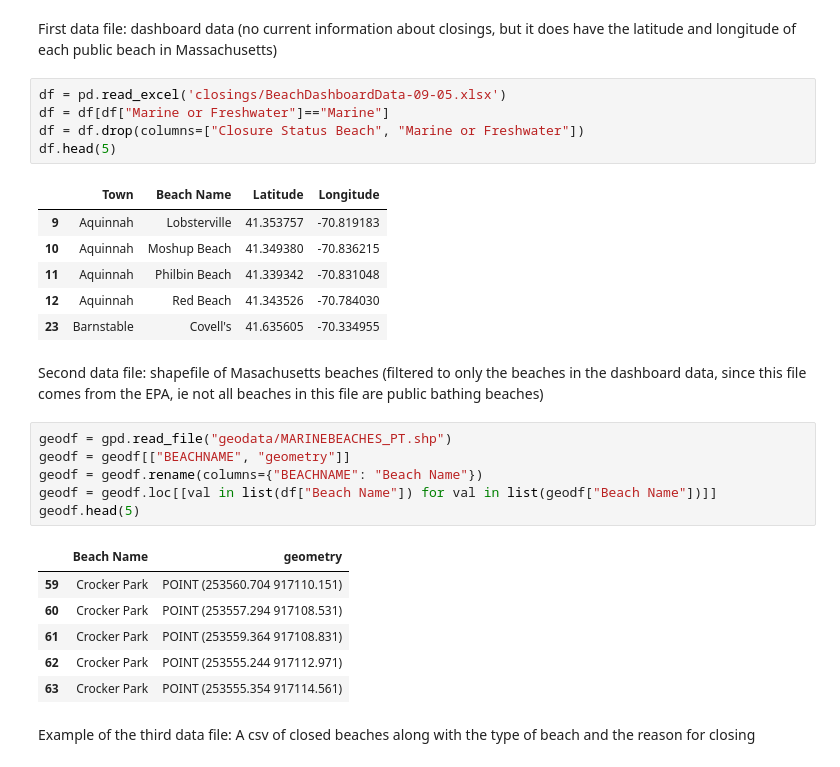
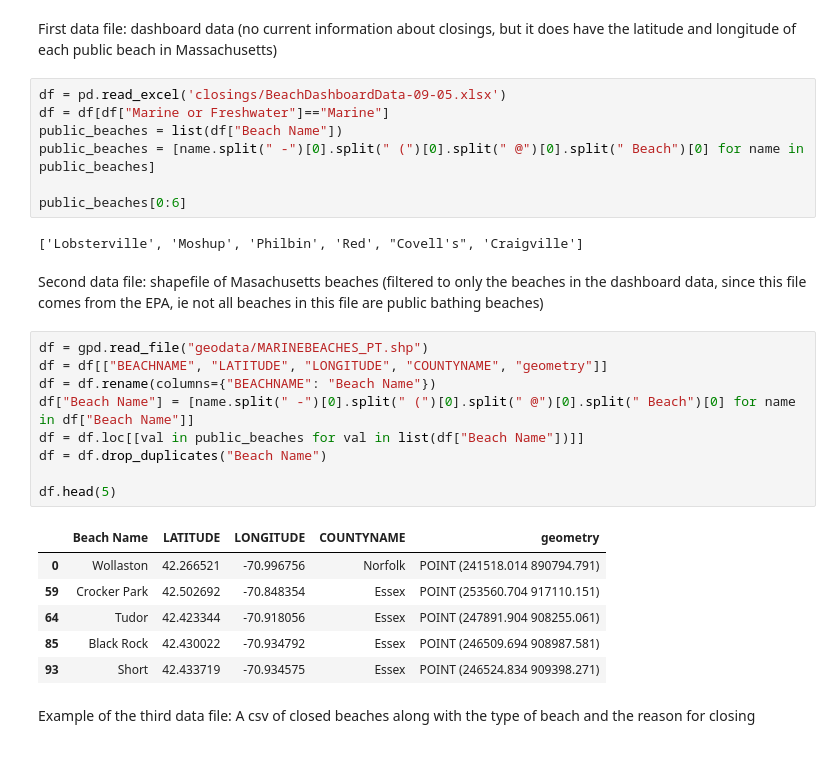
Before and after one commit to tamarahadz/ds500_proj, a Jupyter notebook: data_analysis.ipynb, the cells around one changed output. Saved outputs shown, nothing was run; the diff lists cells and outputs as text.

```diff
--- a/data_analysis.ipynb
+++ b/data_analysis.ipynb
@@ -14,30 +22,30 @@ First data file: dashboard data (no current information about closings, but it d
 # %%
 df = pd.read_excel('closings/BeachDashboardData-09-05.xlsx')
 df = df[df["Marine or Freshwater"]=="Marine"]
-df = df.drop(columns=["Closure Status Beach", "Marine or Freshwater"])
-df.head(5)
+public_beaches = list(df["Beach Name"])
+public_beaches = [name.split(" -")[0].split(" (")[0].split(" @")[0].split(" Beach")[0] for name in public_beaches]
+
+public_beaches[0:6]
 # %% [output]
-|  | Town | Beach Name | Latitude | Longitude |
-| 9 | Aquinnah | Lobsterville | 41.353757 | -70.819183 |
-| 10 | Aquinnah | Moshup Beach | 41.349380 | -70.836215 |
-| 11 | Aquinnah | Philbin Beach | 41.339342 | -70.831048 |
-| 12 | Aquinnah | Red Beach | 41.343526 | -70.784030 |
-| 23 | Barnstable | Covell's | 41.635605 | -70.334955 |
+['Lobsterville', 'Moshup', 'Philbin', 'Red', "Covell's", 'Craigville']
 # %% [markdown]
 Second data file: shapefile of Masachusetts beaches (filtered to only the beaches in the dashboard data, since this file comes from the EPA, ie not all beaches in this file are public bathing beaches)
 # %%
-geodf = gpd.read_file("geodata/MARINEBEACHES_PT.shp")
-geodf = geodf[["BEACHNAME", "geometry"]]
-geodf = geodf.rename(columns={"BEACHNAME": "Beach Name"})
-geodf = geodf.loc[[val in list(df["Beach Name"]) for val in list(geodf["Beach Name"])]]
-geodf.head(5)
+df = gpd.read_file("geodata/MARINEBEACHES_PT.shp")
+df = df[["BEACHNAME", "LATITUDE", "LONGITUDE", "COUNTYNAME", "geometry"]]
+df = df.rename(columns={"BEACHNAME": "Beach Name"})
+df["Beach Name"] = [name.split(" -")[0].split(" (")[0].split(" @")[0].split(" Beach")[0] for name in df["Beach Name"]]
+df = df.loc[[val in public_beaches for val in list(df["Beach Name"])]]
+df = df.drop_duplicates("Beach Name")
+
+df.head(5)
 # %% [output]
-|  | Beach Name | geometry |
-| 59 | Crocker Park | POINT (253560.704 917110.151) |
-| 60 | Crocker Park | POINT (253557.294 917108.531) |
-| 61 | Crocker Park | POINT (253559.364 917108.831) |
-| 62 | Crocker Park | POINT (253555.244 917112.971) |
-| 63 | Crocker Park | POINT (253555.354 917114.561) |
+|  | Beach Name | LATITUDE | LONGITUDE | COUNTYNAME | geometry |
+| 0 | Wollaston | 42.266521 | -70.996756 | Norfolk | POINT (241518.014 890794.791) |
+| 59 | Crocker Park | 42.502692 | -70.848354 | Essex | POINT (253560.704 917110.151) |
+| 64 | Tudor | 42.423344 | -70.918056 | Essex | POINT (247891.904 908255.061) |
+| 85 | Black Rock | 42.430022 | -70.934792 | Essex | POINT (246509.694 908987.581) |
+| 93 | Short | 42.433719 | -70.934575 | Essex | POINT (246524.834 909398.271) |
 # %% [markdown]
 Example of the third data file: A csv of closed beaches along with the type of beach and the reason for closing
 # %%
```
Also changed, not shown: parts of 28 cells of this notebook, 2 other files.
